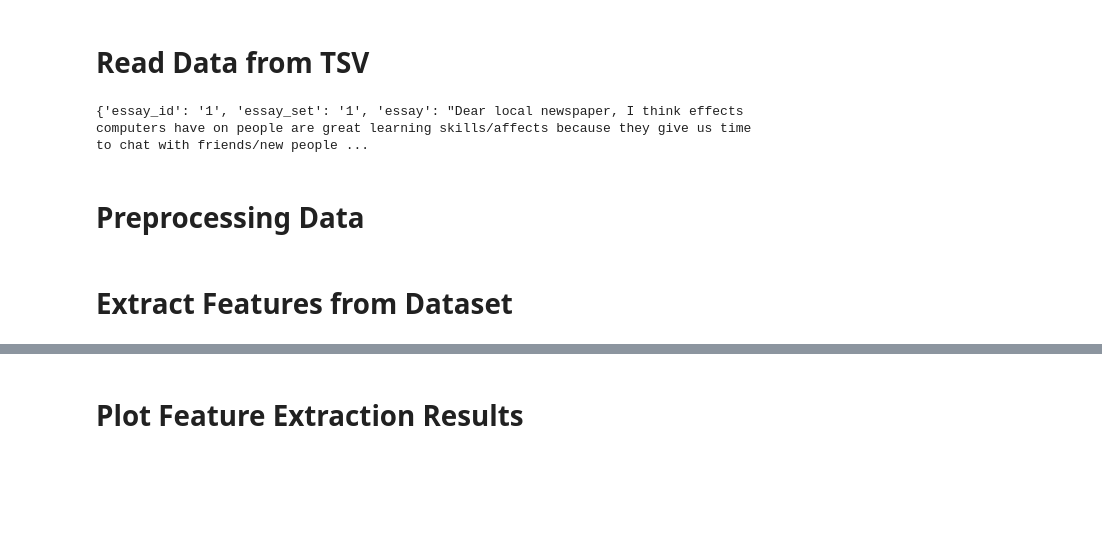
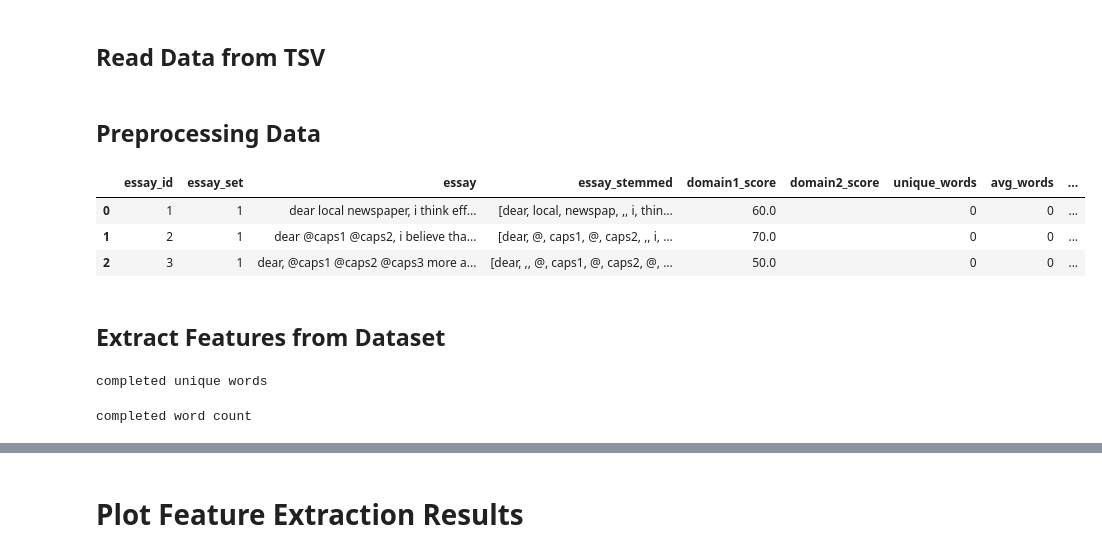
Before and after one commit to bad-bear/csce-5290-nlp-project, a Jupyter notebook: project_auto_grade.ipynb, the cells around one changed output, grey strips where cells are left out. Cells and saved outputs as stored; diff of their text form; code cells hidden in the pictures; blank space fills up the shorter version.

```diff
--- a/project_auto_grade.ipynb
+++ b/project_auto_grade.ipynb
@@ -49,18 +39,26 @@ True
 # %% [markdown]
-# Read Data from TSV
+## Read Data from TSV
 # %%
+"""
+This section will download the training data and transform into a list of dictionaries for all data
+"""
+
+# set training data file name
 data_file = 'training_set_rel3.csv'
+
+# open data file and set as a file object
 with open(data_file, 'r', encoding='utf-8') as raw_obf:
-    raw_data_no_form = csv.reader(raw_obf)
-    raw_data_list = list(raw_data_no_form)
-    raw_data_list.pop(0)
-    essay_list = []
+    raw_data_no_form = csv.reader(raw_obf) # read data
+    raw_data_list = list(raw_data_no_form) # transform into a list
+    raw_data_list.pop(0) # remove headers
+
+    essay_list = [] # set list to hold essays
+
+    # loop and create a list of dictionaries
     for row_col in raw_data_list:
         new_dict = { "essay_id": row_col[0], "essay_set": row_col[1], "essay": row_col[2],'essay_stemmed':'', "domain1_score": row_col[3], "domain2_score": row_col[4], "unique_words": 0, "avg_words": 0, "filler_words": 0, "avg_domain": 0,}
-        essay_list.append(new_dict)
-    print(essay_list[0])
+        essay_list.append(new_dict) # append dict to list
+    #print(essay_list[0])
-# %% [output]
-{'essay_id': '1', 'essay_set': '1', 'essay': "Dear local newspaper, I think effects computers have on people are great learning skills/affects because they give us time to chat with friends/new people ...
 # %% [markdown]
-# Preprocessing Data
+## Preprocessing Data
 # %%
@@ -109,5 +121,18 @@ for row in essay_list:
     elif row['essay_set'] == '8':
         max_val, min_val = 60, 0
         row['domain1_score'] = normalize_domain_scores(int(row['domain1_score']), max_val, min_val)
+# %%
+"""
+Convert data to dataframe for future use
+"""
+
+# Place Essays and Domain Scores into lists for models
+train_df = pandas.DataFrame(essay_list)
+train_df.head(3)
+# %% [output]
+|  | essay_id | essay_set | essay | essay_stemmed | domain1_score | domain2_score | unique_words | avg_words | ... |
+| 0 | 1 | 1 | dear local newspaper, i think eff... | [dear, local, newspap, ,, i, thin... | 60.0 |  | 0 | 0 | ... |
+| 1 | 2 | 1 | dear @caps1 @caps2, i believe tha... | [dear, @, caps1, @, caps2, ,, i, ... | 70.0 |  | 0 | 0 | ... |
+| 2 | 3 | 1 | dear, @caps1 @caps2 @caps3 more a... | [dear, ,, @, caps1, @, caps2, @, ... | 50.0 |  | 0 | 0 | ... |
 # %% [markdown]
-# Extract Features from Dataset
+## Extract Features from Dataset
@@ -113,0 +148,31 @@ for row in essay_list:
+# %%
+"""
+Find the number of unique words in the essay used
+"""
+# calculate the average unique words
+for row in essay_list:
+    essay_txt = row['essay']
+    temp_essay_list = essay_txt.split(' ')
+    num_of_uniq_words = len(Counter(temp_essay_list))
+    row['unique_words'] = num_of_uniq_words
+    avg_of_uniq_words = avg_of_uniq_words + num_of_uniq_words
+avg_of_uniq_words = avg_of_uniq_words / len(essay_list)
+print('completed unique words')
+# %% [output]
+completed unique words
+# %%
+"""
+Find the number of words in each essay
+"""
+
+# calculate the word count in each essay
+for row in essay_list:
+    essay_txt = row['essay']
+    temp_list = essay_txt.split(' ')
+    num_of_words = len(temp_list)
+    row['avg_words'] = num_of_words
+    avg_of_words = avg_of_words + num_of_words
+avg_of_words = avg_of_words / len(essay_list)
+print('completed word count')
+# %% [output]
+completed word count
```
Also changed, not shown: parts of 35 cells of this notebook, 6 other files.
